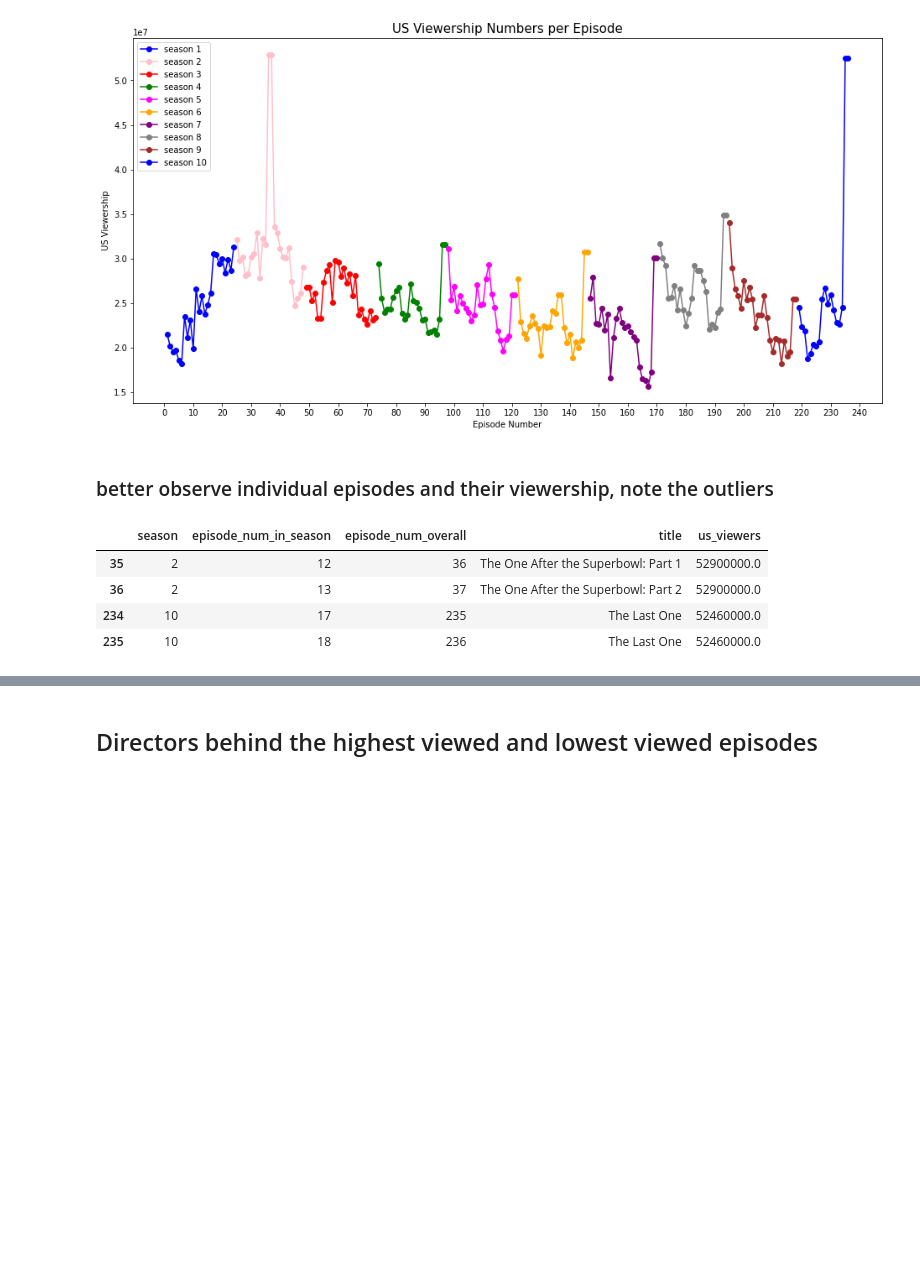
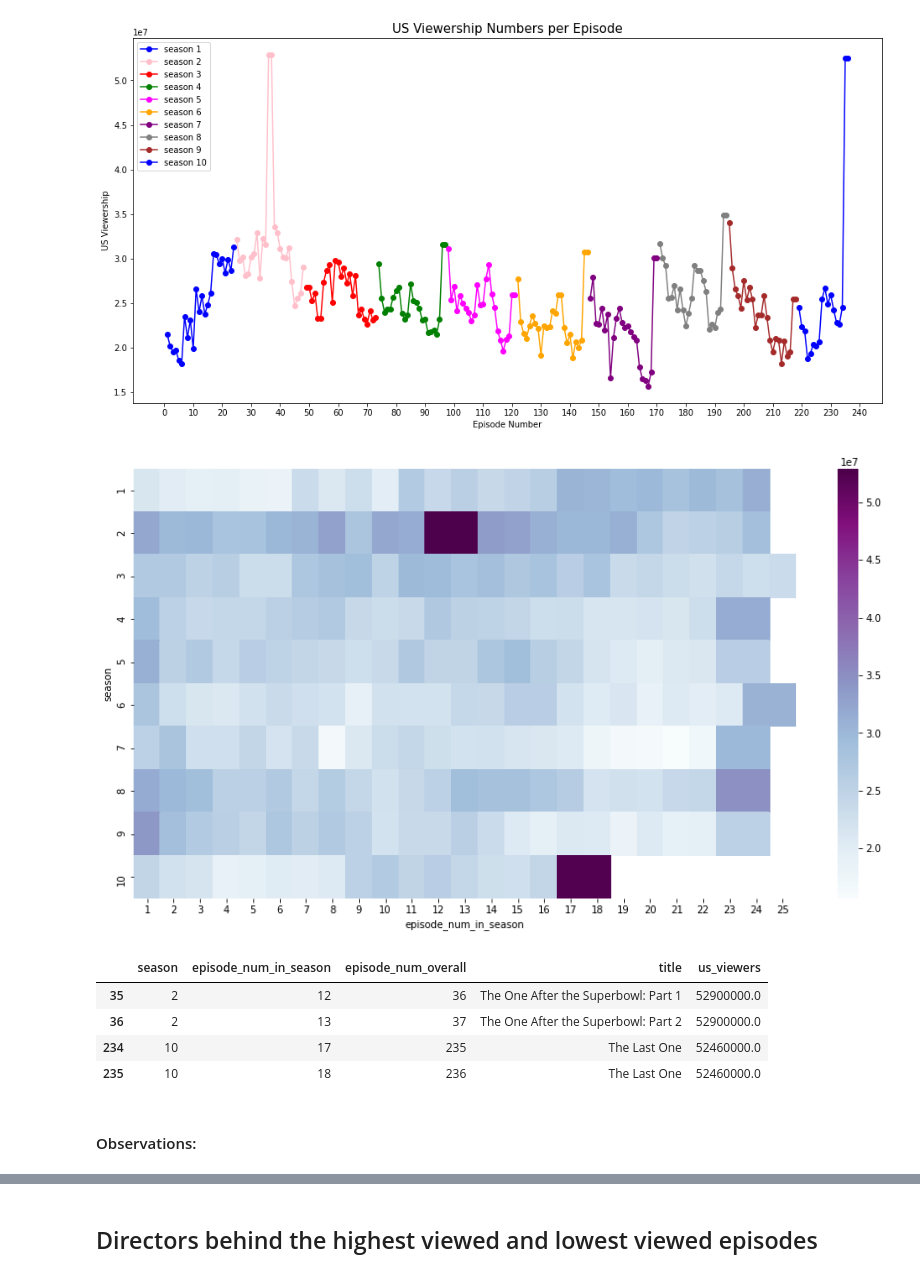
Before and after one commit to juliachepasova/code-pudding-team2, a Jupyter notebook: EDA/EDA.ipynb, the cells around one changed output, grey strips where cells are left out. Drawn from its saved outputs; the diff is of its cells as text; code cells hidden in the pictures; blank space fills up the shorter version.

```diff
--- a/EDA/EDA.ipynb
+++ b/EDA/EDA.ipynb
@@ -187,5 +292,13 @@ plt.title('US Viewership Numbers per Episode', fontsize=15)
 plt.show()
 # %% [output]
 [figure]
-# %% [markdown]
-### better observe individual episodes and their viewership, note the outliers
+# %%
+# look at viewership per episode
+view_heat = df_merged.pivot(index = 'season', columns = 'episode_num_in_season', values = 'us_viewers')
+
+# heatmap
+fig, ax = plt.subplots(figsize=(15,8))
+sns.heatmap(view_heat, cmap="BuPu")
+plt.show()
+# %% [output]
+[figure, added]
@@ -198,3 +314,5 @@ df_merged.query("us_viewers > 40000000")[['season', 'episode_num_in_season', 'ep
 | 36 | 2 | 13 | 37 | The One After the Superbowl: Part 2 | 52900000.0 |
 | 234 | 10 | 17 | 235 | The Last One | 52460000.0 |
 | 235 | 10 | 18 | 236 | The Last One | 52460000.0 |
+# %% [markdown]
+#### Observations:
```
Also changed, not shown: parts of 65 cells of this notebook.
